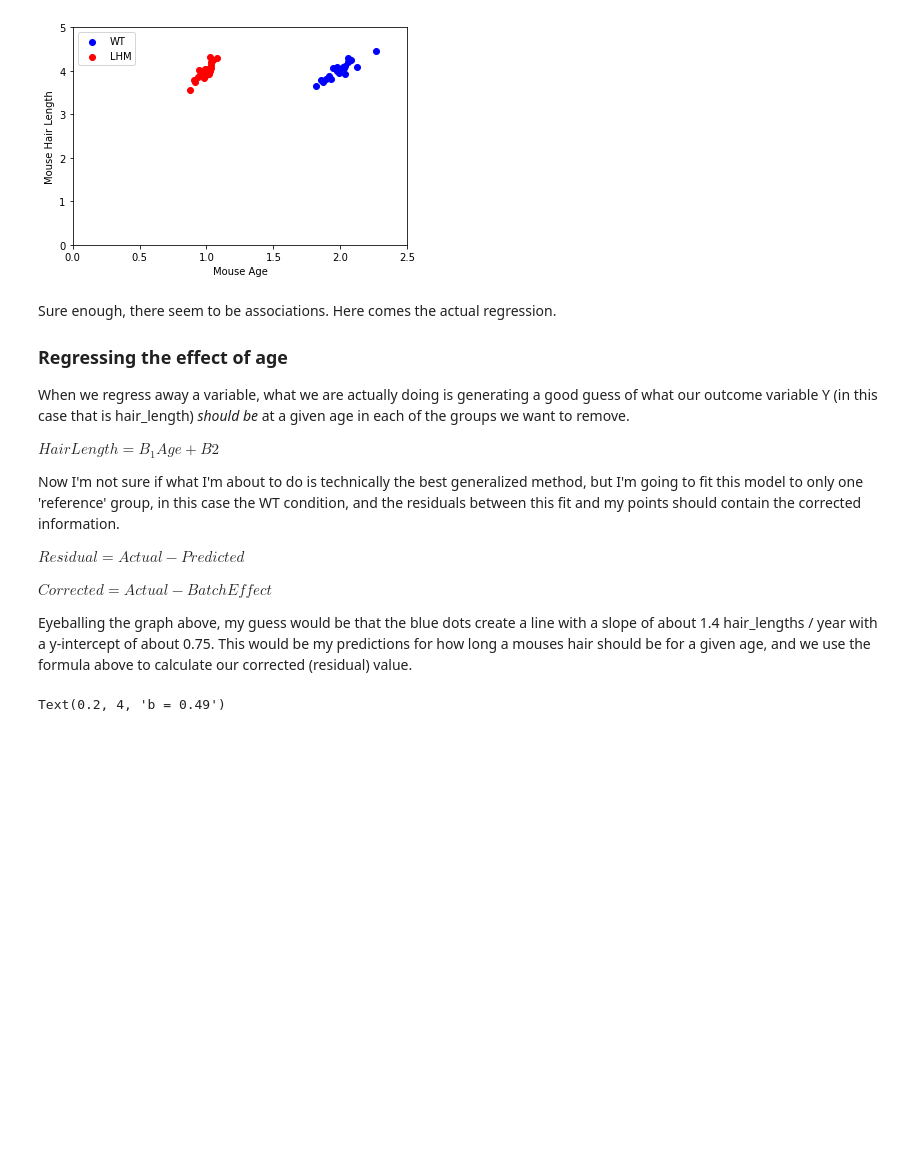
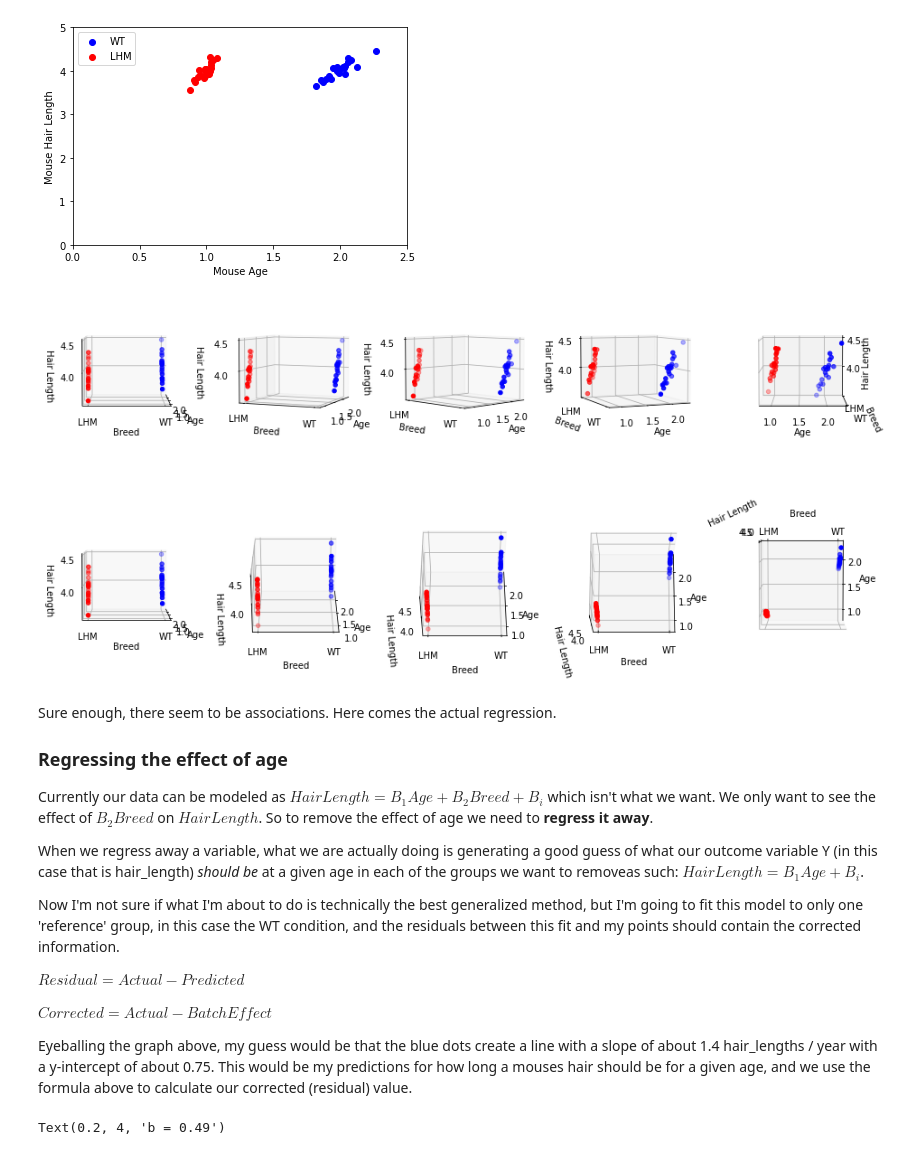
Before and after one commit to Matthew1309/Intuitions, a Jupyter notebook: Statistics/Linear_regression/Regressing_covariates/Regressing_covariates.ipynb, the cells around one changed output. Drawn from its saved outputs; the diff is of its cells as text; code cells hidden in the pictures; blank space fills up the shorter version.

Commit message:
Adds a 3D view of covariates to Regressing_covariates intuition

```diff
--- a/Statistics/Linear_regression/Regressing_covariates/Regressing_covariates.ipynb
+++ b/Statistics/Linear_regression/Regressing_covariates/Regressing_covariates.ipynb
@@ -99,13 +99,34 @@ plt.legend()
 # %% [output]
 <matplotlib.legend.Legend at 0x...>
 [figure]
+# %%
+fig, axes = plt.subplots(ncols = 5, nrows = 2, subplot_kw={'projection': '3d'}, figsize = [16, 8], )
+
+for j, ax in enumerate(axes[0,:]):
+    ax.scatter3D(df.age[df.breed == 'WT'],[1 for i in df.breed[df.breed == 'WT']],df.hair_length[df.breed == 'WT'], c='blue')
+    ax.scatter3D(df.age[df.breed == 'LHM'],[0 for i in df.breed[df.breed == 'LHM']],df.hair_length[df.breed == 'LHM'], c='red')
+    ax.axes.set_yticks(ticks = [0,1], labels = ['LHM', 'WT'])
+    ax.axes.set_ylabel("Breed"); ax.axes.set_xlabel("Age"); ax.axes.set_zlabel("Hair Length")
+    ax.invert_xaxis()
+    ax.view_init(5, 22.5 * j)
+for j, ax in enumerate(axes[1,:]):
+    ax.scatter3D(df.age[df.breed == 'WT'],[1 for i in df.breed[df.breed == 'WT']],df.hair_length[df.breed == 'WT'], c='blue')
+    ax.scatter3D(df.age[df.breed == 'LHM'],[0 for i in df.breed[df.breed == 'LHM']],df.hair_length[df.breed == 'LHM'], c='red')
+    ax.axes.set_yticks(ticks = [0,1], labels = ['LHM', 'WT'])
+    ax.axes.set_ylabel("Breed"); ax.axes.set_xlabel("Age"); ax.axes.set_zlabel("Hair Length")
+    ax.invert_xaxis()
+    ax.view_init(22.5 * j + 5, 0)
+
+plt.subplots_adjust(wspace = 0.3)
+# %% [output]
+[figure, added]
 # %% [markdown]
 Sure enough, there seem to be associations. Here comes the actual regression.
 
 ### Regressing the effect of age
-When we regress away a variable, what we are actually doing is generating a good guess of what our outcome variable Y (in this case that is hair_length) *should be* at a given age in each of the groups we want to remove.
+Currently our data can be modeled as $HairLength = B_1Age + B_2Breed + B_i$ which isn't what we want. We only want to see the effect of $B_2Breed$ on $HairLength$. So to remove the effect of age we need to **regress it away**.
 
-$HairLength = B_1Age + B2$
+When we regress away a variable, what we are actually doing is generating a good guess of what our outcome variable Y (in this case that is hair_length) *should be* at a given age in each of the groups we want to removeas such: $HairLength = B_1Age + B_i$.
 
 Now I'm not sure if what I'm about to do is technically the best generalized method, but I'm going to fit this model to only one 'reference' group, in this case the WT condition, and the residuals between this fit and my points should contain the corrected information.
 
```
Also changed, not shown: parts of 1 cell of this notebook.
